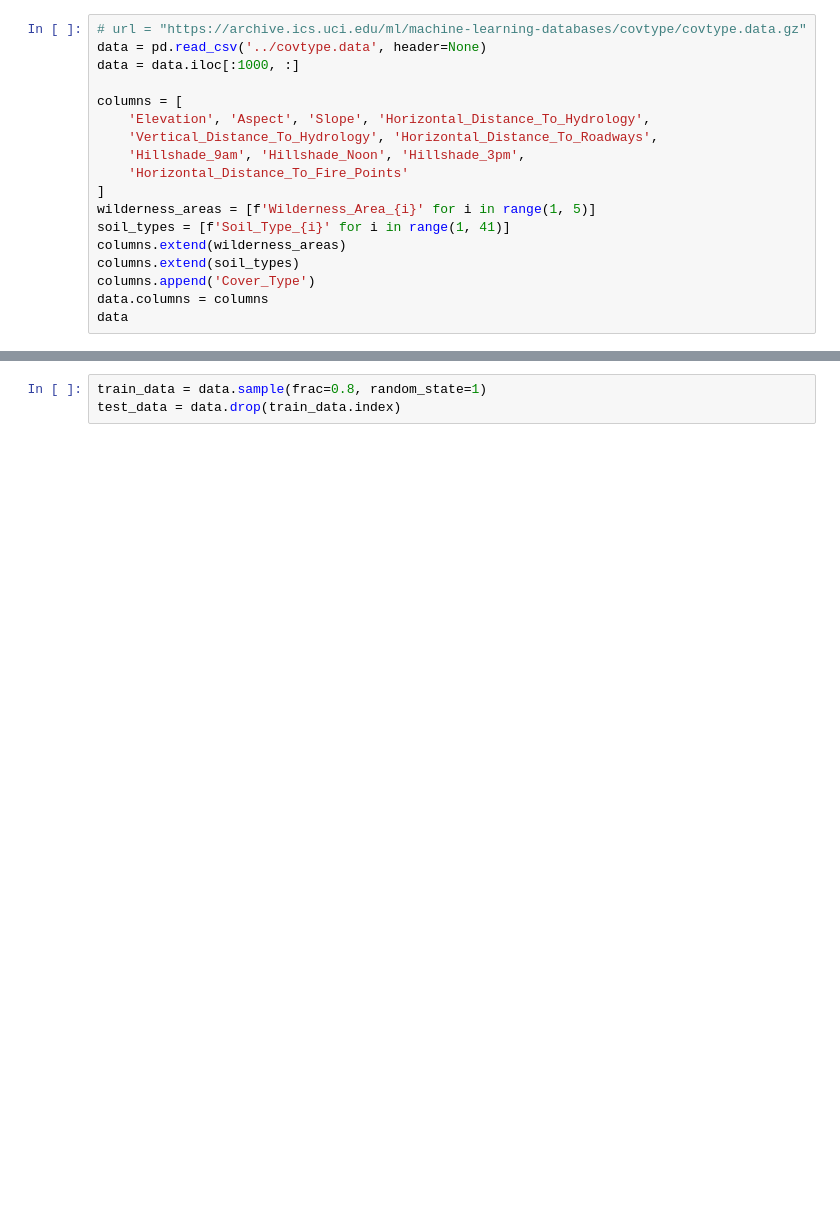
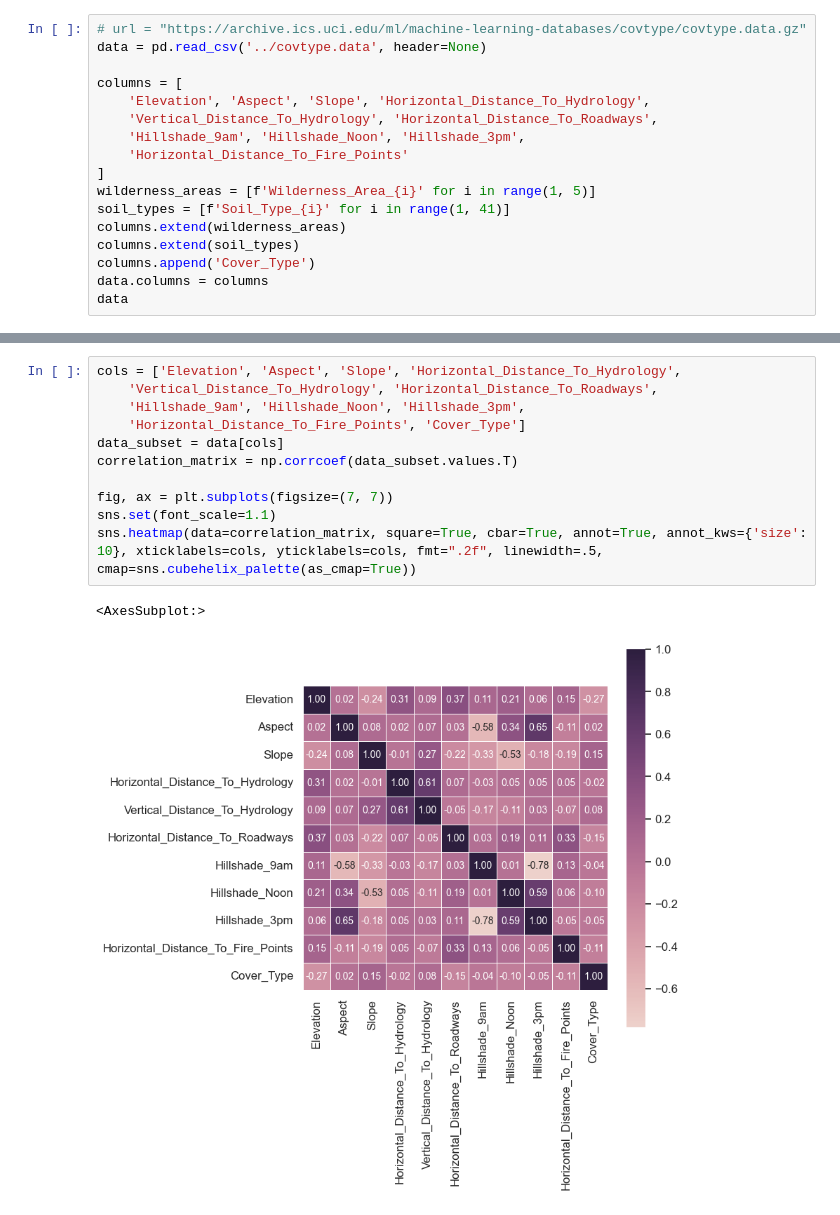
Before and after one commit to PsimonL/ML_Assesment, a Jupyter notebook: notebooks/heuristic_algorithm.ipynb, the cells around one changed output, grey strips where cells are left out. Saved outputs shown, nothing was run; the diff lists cells and outputs as text; blank space fills up the shorter version.

```diff
--- a/notebooks/heuristic_algorithm.ipynb
+++ b/notebooks/heuristic_algorithm.ipynb
@@ -5,7 +6,6 @@ import matplotlib.pyplot as plt
 # %%
 # url = "https://archive.ics.uci.edu/ml/machine-learning-databases/covtype/covtype.data.gz"
 data = pd.read_csv('../covtype.data', header=None)
-data = data.iloc[:1000, :]
 
 columns = [
     'Elevation', 'Aspect', 'Slope', 'Horizontal_Distance_To_Hydrology',
@@ -27,3 +69,14 @@ data.loc[data['Cover_Type'] == 5]
-# %%
-train_data = data.sample(frac=0.8, random_state=1)
-test_data = data.drop(train_data.index)
+# %%
+cols = ['Elevation', 'Aspect', 'Slope', 'Horizontal_Distance_To_Hydrology',
+    'Vertical_Distance_To_Hydrology', 'Horizontal_Distance_To_Roadways',
+    'Hillshade_9am', 'Hillshade_Noon', 'Hillshade_3pm',
+    'Horizontal_Distance_To_Fire_Points', 'Cover_Type']
+data_subset = data[cols]
+correlation_matrix = np.corrcoef(data_subset.values.T)
+
+fig, ax = plt.subplots(figsize=(7, 7))
+sns.set(font_scale=1.1)
+sns.heatmap(data=correlation_matrix, square=True, cbar=True, annot=True, annot_kws={'size': 10}, xticklabels=cols, yticklabels=cols, fmt=".2f", linewidth=.5, cmap=sns.cubehelix_palette(as_cmap=True))
+# %% [output]
+<AxesSubplot:>
+[figure, added]
```
Also changed, not shown: parts of 16 cells of this notebook, 1 other file.
